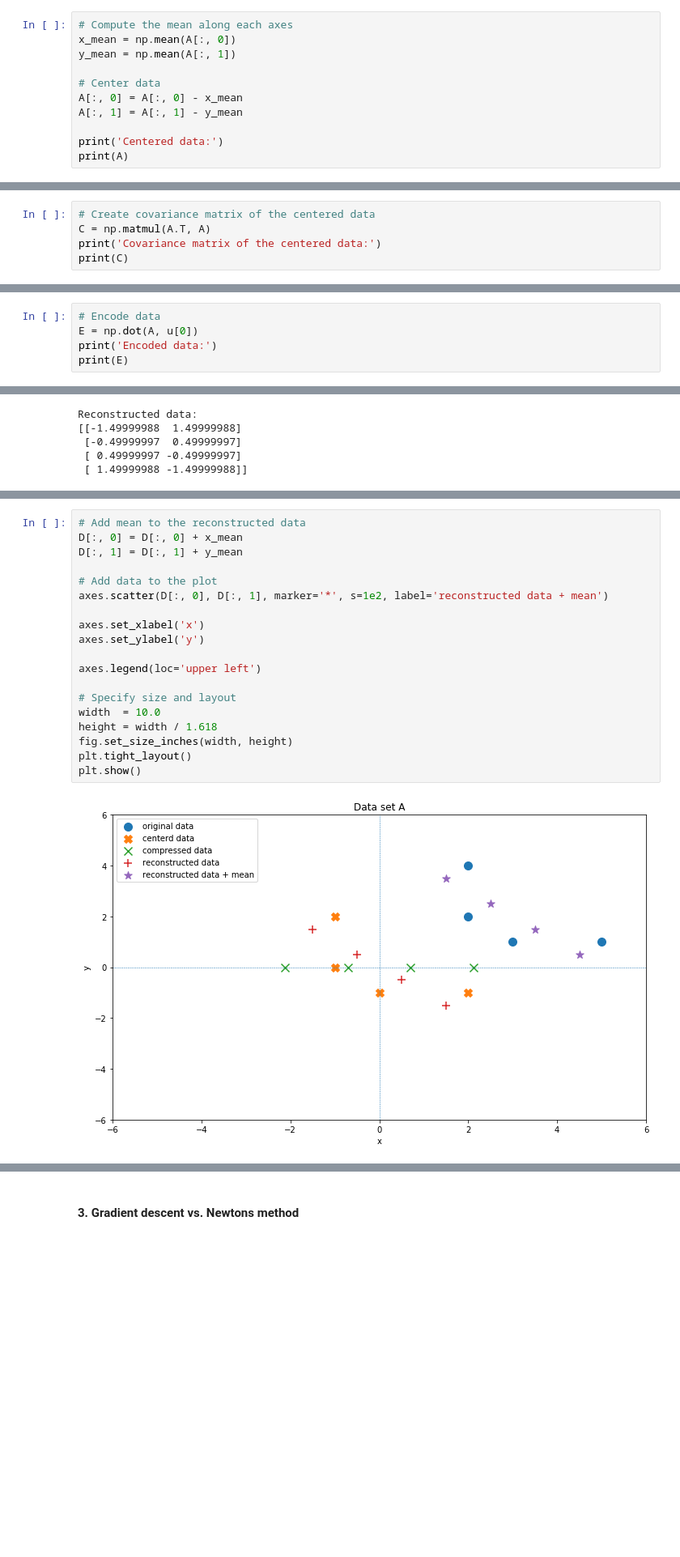
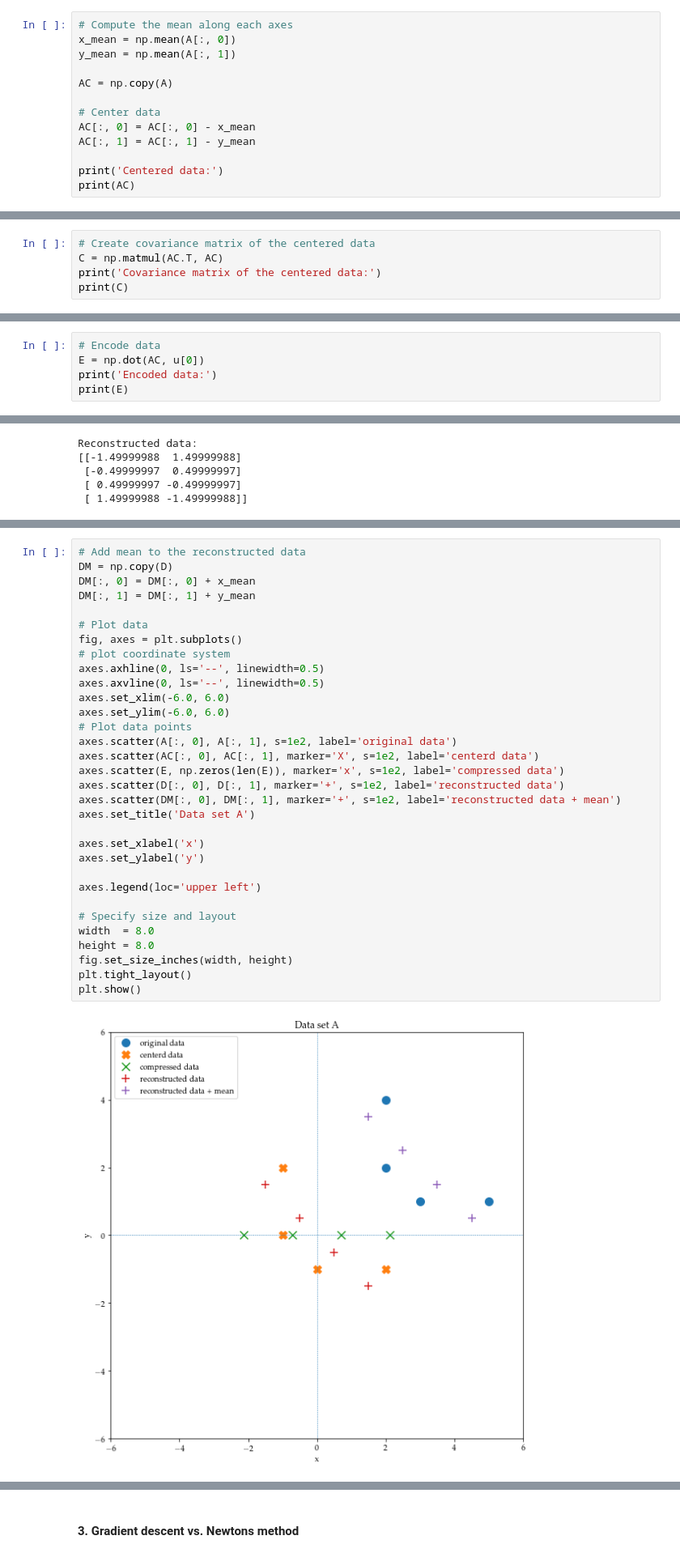
Before and after one commit to mmarius/nnia-tutorial, a Jupyter notebook: assignment-3/tutorial3-marius.ipynb, the cells around one changed output, grey strips where cells are left out. Shown at 81% size. Cells and saved outputs as stored; diff of their text form; blank space fills up the shorter version.

```diff
--- a/assignment-3/tutorial3-marius.ipynb
+++ b/assignment-3/tutorial3-marius.ipynb
@@ -56,12 +59,14 @@ axes.set_title('Data set A');
 x_mean = np.mean(A[:, 0])
 y_mean = np.mean(A[:, 1])
 
+AC = np.copy(A)
+
 # Center data
-A[:, 0] = A[:, 0] - x_mean
-A[:, 1] = A[:, 1] - y_mean
+AC[:, 0] = AC[:, 0] - x_mean
+AC[:, 1] = AC[:, 1] - y_mean
 
 print('Centered data:')
-print(A)
+print(AC)
 # %% [output]
 Centered data:
 [[-1.  2.]
@@ -74,6 +91,6 @@ axes.scatter(A[:, 0], A[:, 1], marker='X', s=1e2, label='centerd data');
 # %%
 # Create covariance matrix of the centered data
-C = np.matmul(A.T, A)
+C = np.matmul(AC.T, AC)
 print('Covariance matrix of the centered data:')
 print(C)
 # %% [output]
@@ -97,6 +120,6 @@ Eigendecomposition of the covariance matrix:
 # %%
 # Encode data
-E = np.dot(A, u[0])
+E = np.dot(AC, u[0])
 print('Encoded data:')
 print(E)
 # %% [output]
@@ -126,21 +176,34 @@ axes.scatter(D[:, 0], D[:, 1], marker='+', s=1e2, label='reconstructed data');
 # %%
 # Add mean to the reconstructed data
-D[:, 0] = D[:, 0] + x_mean
-D[:, 1] = D[:, 1] + y_mean
+DM = np.copy(D)
+DM[:, 0] = DM[:, 0] + x_mean
+DM[:, 1] = DM[:, 1] + y_mean
 
-# Add data to the plot
-axes.scatter(D[:, 0], D[:, 1], marker='*', s=1e2, label='reconstructed data + mean')
+# Plot data
+fig, axes = plt.subplots()
+# plot coordinate system
+axes.axhline(0, ls='--', linewidth=0.5)
+axes.axvline(0, ls='--', linewidth=0.5)
+axes.set_xlim(-6.0, 6.0)
+axes.set_ylim(-6.0, 6.0)
+# Plot data points
+axes.scatter(A[:, 0], A[:, 1], s=1e2, label='original data')
+axes.scatter(AC[:, 0], AC[:, 1], marker='X', s=1e2, label='centerd data')
+axes.scatter(E, np.zeros(len(E)), marker='x', s=1e2, label='compressed data')
+axes.scatter(D[:, 0], D[:, 1], marker='+', s=1e2, label='reconstructed data')
+axes.scatter(DM[:, 0], DM[:, 1], marker='+', s=1e2, label='reconstructed data + mean')
+axes.set_title('Data set A')
 
 axes.set_xlabel('x')
 axes.set_ylabel('y')
 
 axes.legend(loc='upper left')
 
 # Specify size and layout
-width  = 10.0
-height = width / 1.618
+width  = 8.0
+height = 8.0
 fig.set_size_inches(width, height)
 plt.tight_layout()
 plt.show()
 # %% [output]
-[figure, old version]
+[figure, new version]
```
Also changed, not shown: parts of 18 cells of this notebook.
